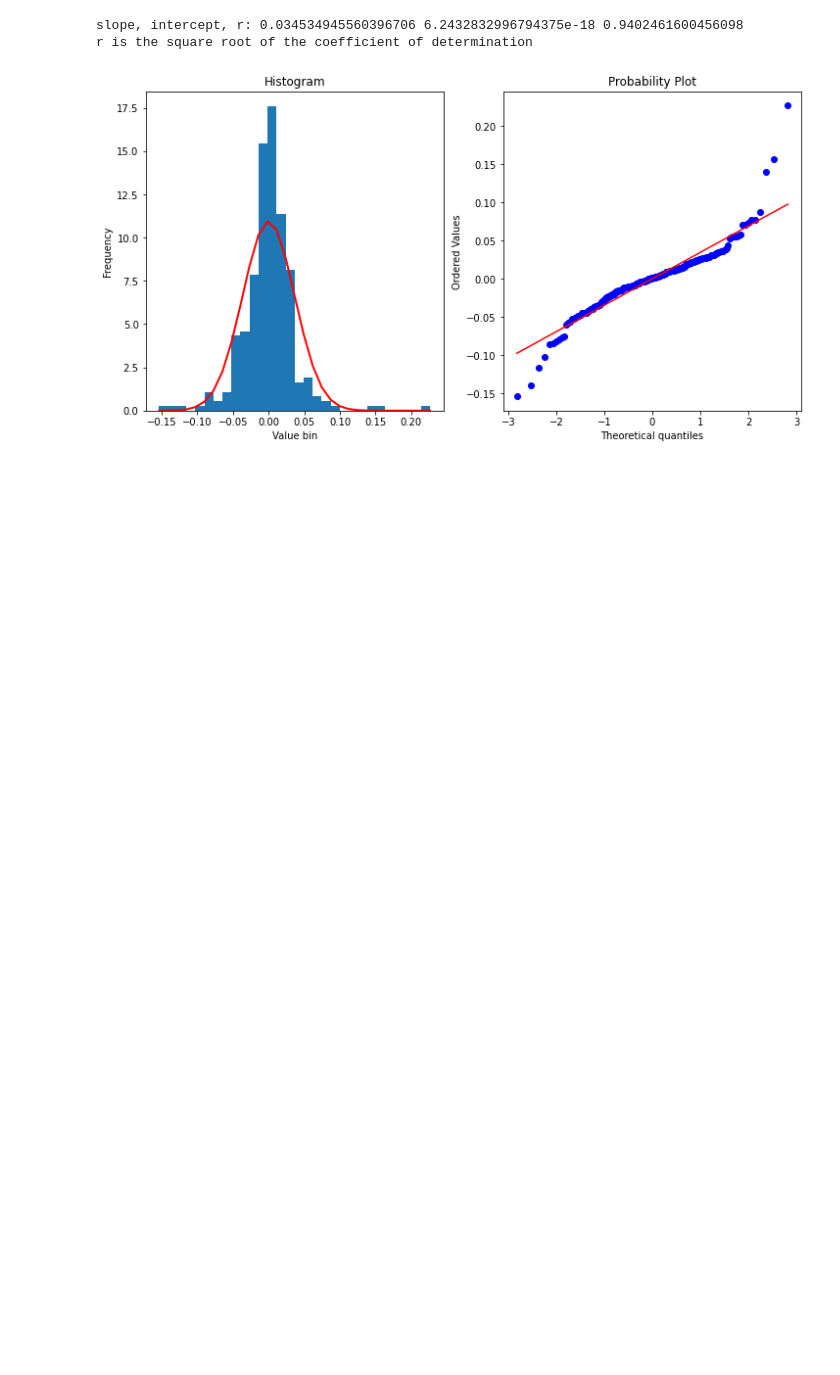
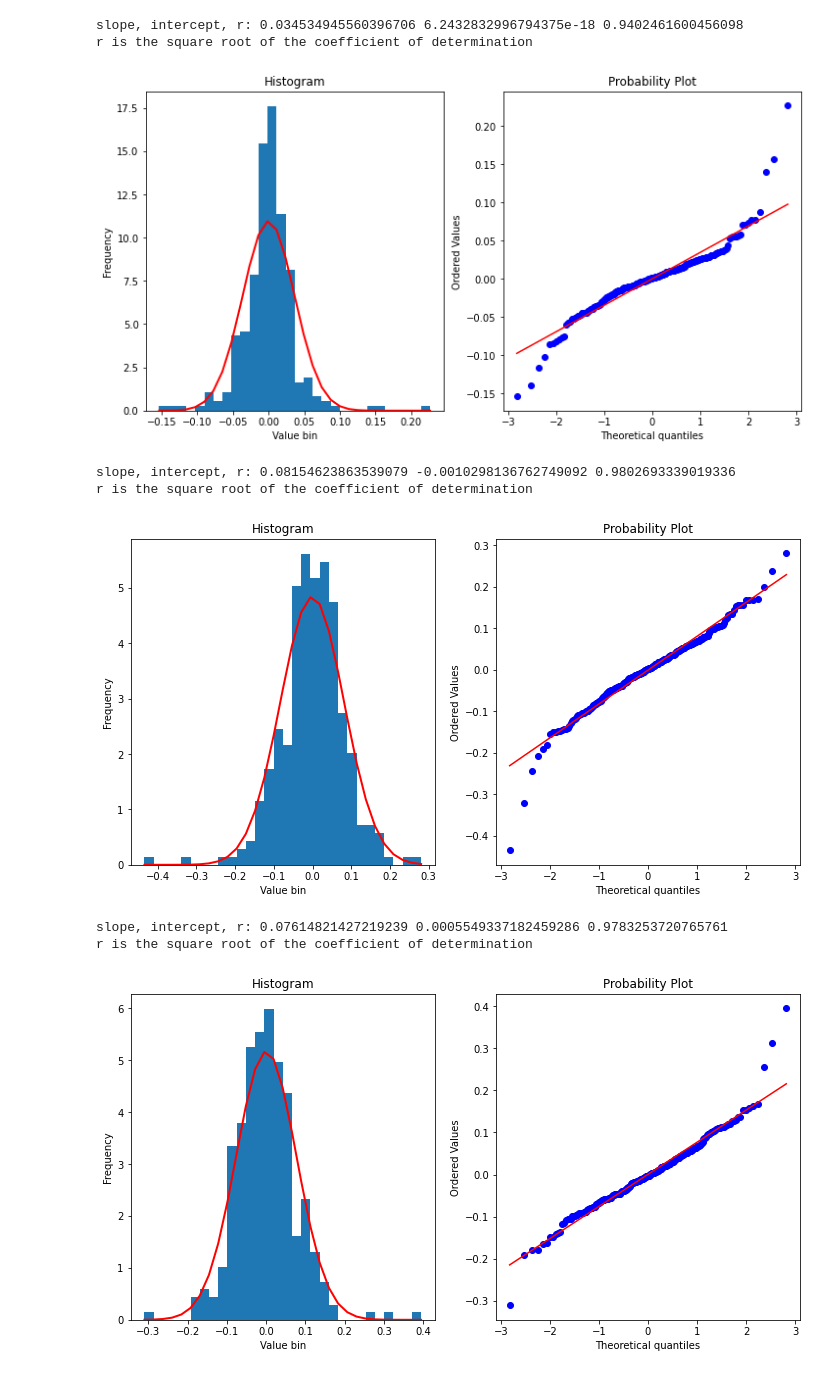
Before and after one commit to lucasestrela/dec_consumo_poupanca, a Jupyter notebook: Lista07_Equacoes_de_Euler_Estimacao.ipynb, the cells around one changed output. Saved outputs shown, nothing was run; the diff lists cells and outputs as text; code cells hidden in the pictures; blank space fills up the shorter version.

```diff
--- a/Lista07_Equacoes_de_Euler_Estimacao.ipynb
+++ b/Lista07_Equacoes_de_Euler_Estimacao.ipynb
@@ -652,18 +652,33 @@ def moment_consumption1(params, exog):
     # moment condition without instrument
     err = 1 - beta * (1 + r_forw1) * np.power(c_forw1 / c, -gamma)
     return -err
+# %%
+def moment_consumption2(params, exog):
+    pi_0, pi_1 = params
+
+    r_forw1, c_forw1, c = exog.T  # unwrap iterable (ndarray)
+
+    # moment condition without instrument
+    # err = 1 - beta * (1 + r_forw1) * np.power(c_forw1 / c, -gamma)
+
+    # delta c -  pi0 + pi1 r  = 0
+    err = np.log(c_forw1 / c) - pi_0 - pi_1 * r_forw1
+
+    return -err
 # %%
 # Vetor de zeros
 endog1 = np.zeros(exog.shape[0])
 
 # Rodando o GMM. Endogenos sao 0's, exógenos as variaveis que entram na eq de Euler e instrumentos sao as variaveis defasadas
 mod1   = gmm.NonlinearIVGMM(endog1, exog, instrument, moment_consumption1, k_moms=4)
+mod2   = gmm.NonlinearIVGMM(endog1, exog, instrument, moment_consumption2, k_moms=4)
 
 # Calculando uma matriz de pesos
 w0inv  = np.dot(instrument.T, instrument) / len(endog1)
 
 # Fitando o modelo
 res1   = mod1.fit([1,-1], maxiter=2, inv_weights=w0inv)
+res2   = mod2.fit([1,-1], maxiter=2, inv_weights=w0inv)
 # %% [output]
 Optimization terminated successfully.
          Current function value: 0.000008
@@ -778,6 +809,16 @@ plot_histogram_and_qq(res.resid, np.mean(res.resid), np.sqrt(np.var(res.resid)))
 slope, intercept, r: 0.034534945560396706 6.2432832996794375e-18 0.9402461600456098
 r is the square root of the coefficient of determination
 [figure]
+# %%
+plot_histogram_and_qq(res2.resid, np.mean(res2.resid), np.sqrt(np.var(res2.resid)))
+plot_histogram_and_qq(res1.resid, np.mean(res1.resid), np.sqrt(np.var(res1.resid)))
+# %% [output]
+slope, intercept, r: 0.08154623863539079 -0.0010298136762749092 0.9802693339019336
+r is the square root of the coefficient of determination
+[figure, added]
+slope, intercept, r: 0.07614821427219239 0.0005549337182459286 0.9783253720765761
+r is the square root of the coefficient of determination
+[figure, added]
 # %%
 # intercepto = (np.log(beta) + 0.5*sigma^2)/gamma
 # intercepto * gamma - 0.5*sigma^2 = np.log(beta)
```
Also changed, not shown: parts of 4 cells of this notebook.
